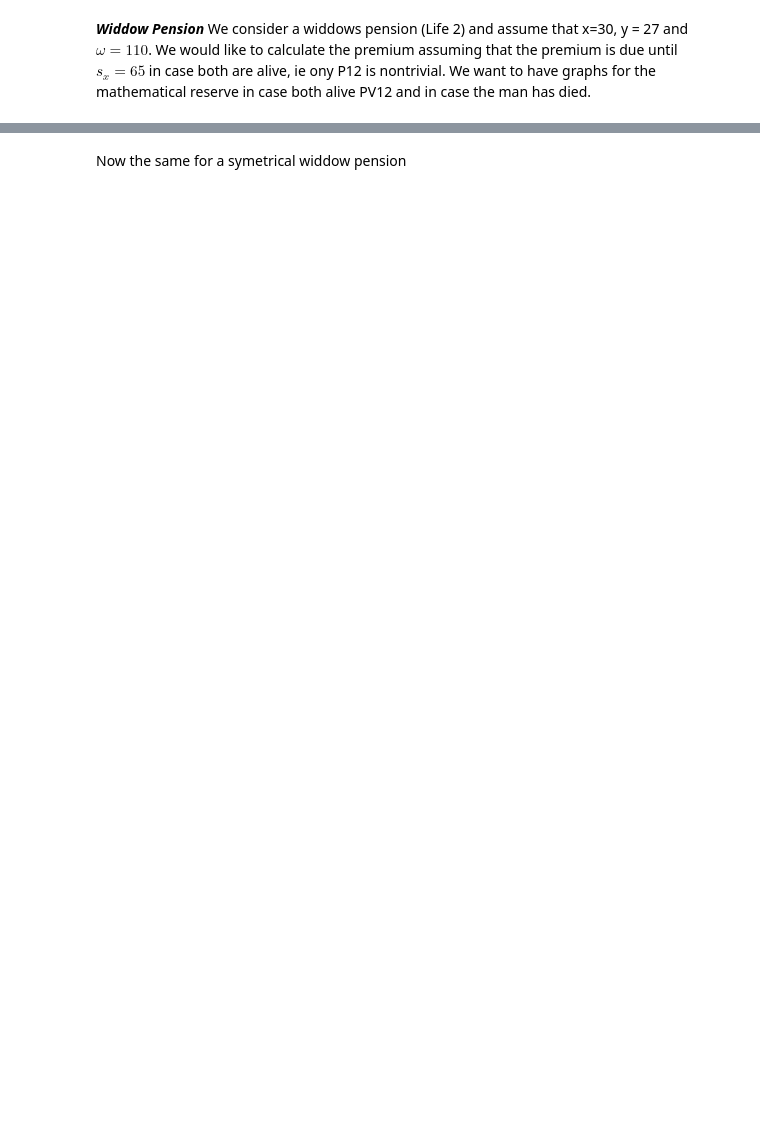
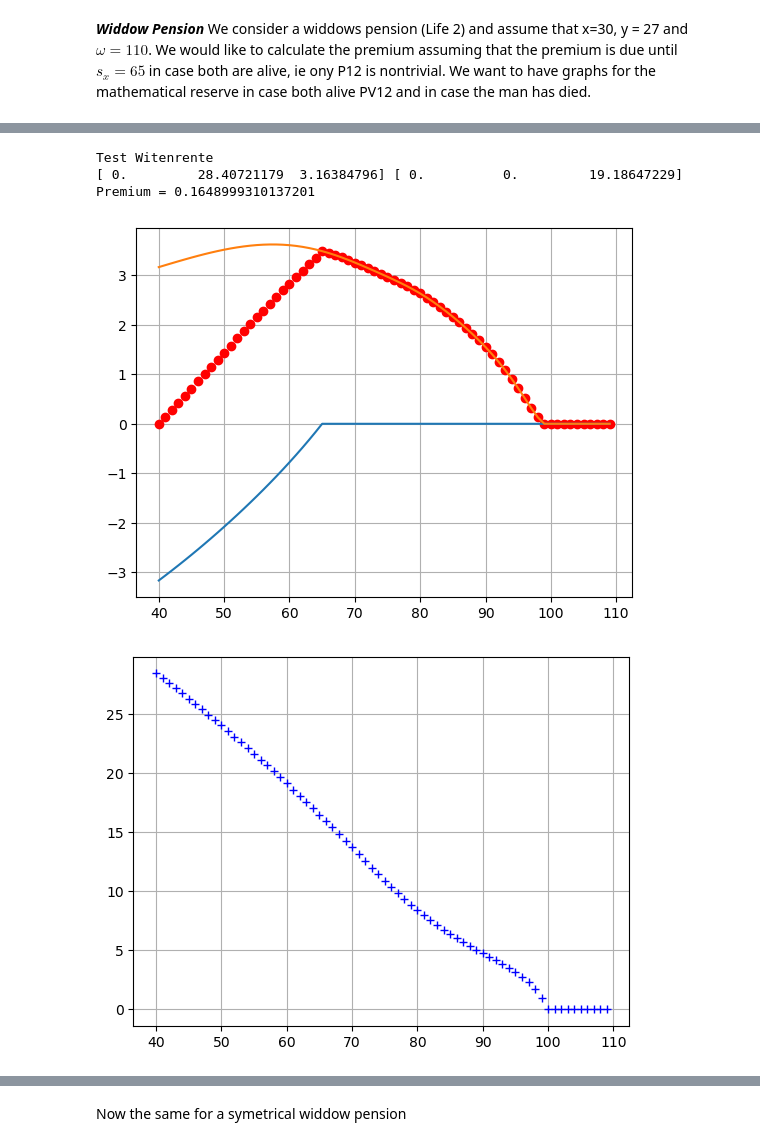
Before and after one commit to michaeldfkoller/lv12, a Jupyter notebook: DK2_Markov.ipynb, the cells around one changed output, grey strips where cells are left out. Drawn from its saved outputs; the diff is of its cells as text; code cells hidden in the pictures; blank space fills up the shorter version.

```diff
--- a/DK2_Markov.ipynb
+++ b/DK2_Markov.ipynb
@@ -519,0 +528,40 @@ Premium = 0.08863167563024453
+# %%
+bAsk = True
+
+print("Test Witenrente")
+
+ww = DK2(QxEK95,QxLevelJoint = 0.60, QxLevelWidow = 1.40)
+ww.psymR2 = ConstantBenefit
+ww.psymP12 = ConstantBenefit
+
+ww.CalcPremium(gender1, gender2, x, y, sL, sP,param=[])
+
+xPlot =[]
+y12T=[]
+y12P=[]
+y12L=[]
+y2=[]
+
+for i in range(x,110):
+    [PVL, PVP, PV] = ww.CalcPV(i,param=[])
+    xPlot.append(i)
+    y12T.append(PV[2])
+    y12L.append(PVL[2])
+    y12P.append(-PVP[2])
+    y2.append(PV[1])
+
+plt.figure(1)
+plt.plot(xPlot,y12T,"ro",xPlot,y12P,xPlot,y12L)
+plt.grid(True)
+
+plt.figure(2)
+plt.plot(xPlot,y2,"b+")
+plt.grid(True)
+
+ww.PlotCF(x)
+# %% [output]
+Test Witenrente
+[ 0.         28.40721179  3.16384796] [ 0.          0.         19.18647229]
+Premium = 0.1648999310137201
+[figure, added]
+[figure, added]
```
Also changed, not shown: parts of 5 cells of this notebook, 2 other files.
